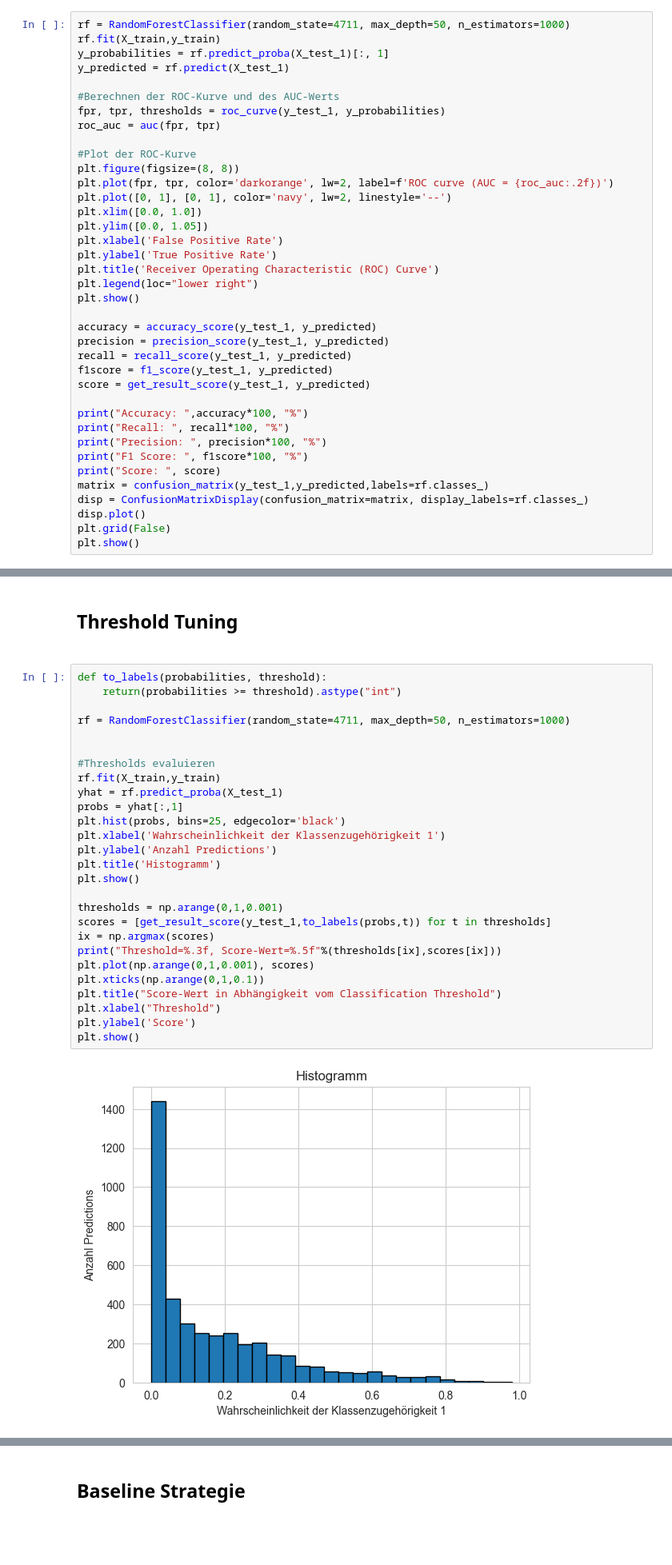
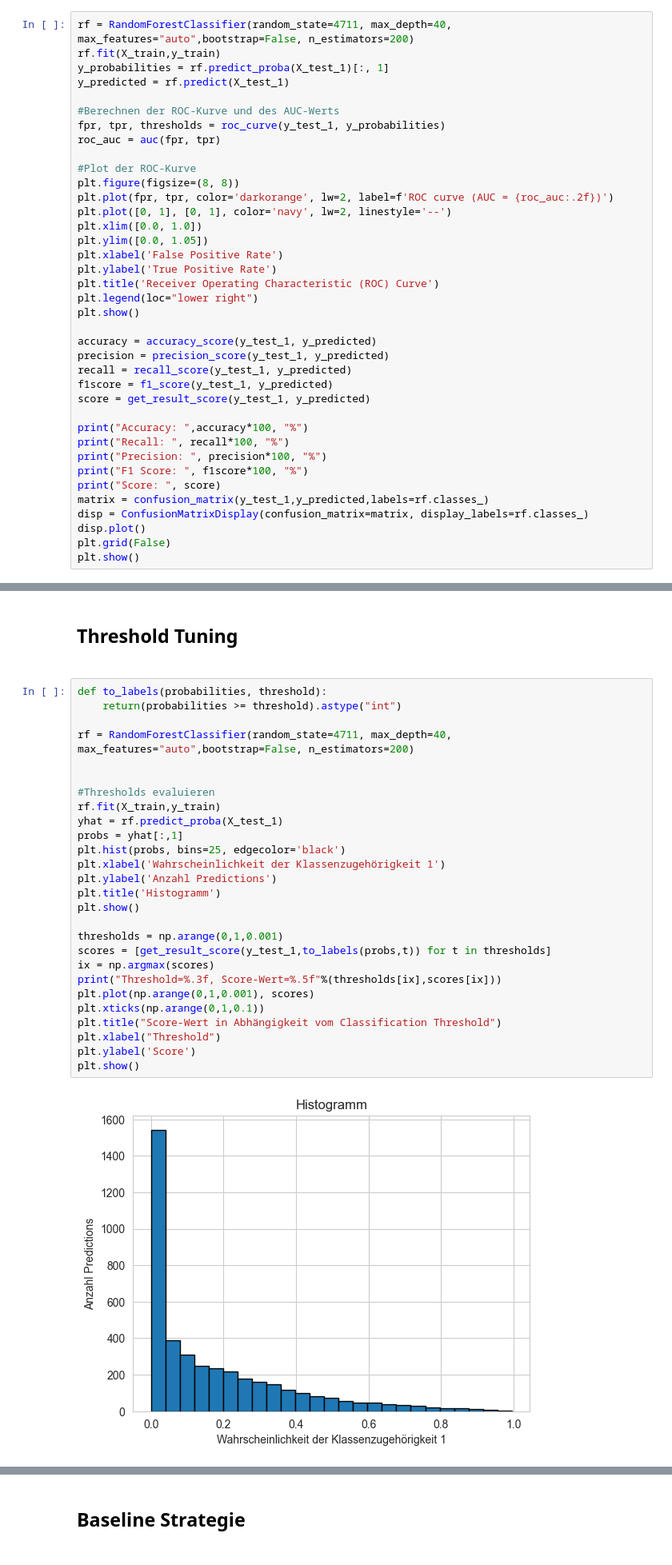
Before and after one commit to Konsti-Boegel/anwendungsfelderBusinessAnalytics, a Jupyter notebook: random_forest.ipynb, the cells around one changed output, grey strips where cells are left out. Shown at 80% size. Drawn from its saved outputs; the diff is of its cells as text.

```diff
--- a/random_forest.ipynb
+++ b/random_forest.ipynb
@@ -311,7 +309,7 @@ Mit besten Parametern:  {'bootstrap': True, 'max_depth': 5, 'max_features': 'aut
 Best Score nach Recall:  0.3146314631463146
 Mit besten Parametern:  {'bootstrap': False, 'max_depth': 40, 'max_features': 'auto', 'n_estimators': 200}
 # %%
-rf = RandomForestClassifier(random_state=4711, max_depth=50, n_estimators=1000)
+rf = RandomForestClassifier(random_state=4711, max_depth=40, max_features="auto",bootstrap=False, n_estimators=200)
 rf.fit(X_train,y_train)
 y_probabilities = rf.predict_proba(X_test_1)[:, 1]
 y_predicted = rf.predict(X_test_1)
@@ -361,29 +359,29 @@ Score:  -4644
 # %%
 def to_labels(probabilities, threshold):
     return(probabilities >= threshold).astype("int")
 
-rf = RandomForestClassifier(random_state=4711, max_depth=50, n_estimators=1000)
+rf = RandomForestClassifier(random_state=4711, max_depth=40, max_features="auto",bootstrap=False, n_estimators=200)
 
 
 #Thresholds evaluieren
 rf.fit(X_train,y_train)
 yhat = rf.predict_proba(X_test_1)
 probs = yhat[:,1]
 plt.hist(probs, bins=25, edgecolor='black')
 plt.xlabel('Wahrscheinlichkeit der Klassenzugehörigkeit 1')
 plt.ylabel('Anzahl Predictions')
 plt.title('Histogramm')
 plt.show()
 
 thresholds = np.arange(0,1,0.001)
 scores = [get_result_score(y_test_1,to_labels(probs,t)) for t in thresholds]
 ix = np.argmax(scores)
 print("Threshold=%.3f, Score-Wert=%.5f"%(thresholds[ix],scores[ix]))
 plt.plot(np.arange(0,1,0.001), scores)
 plt.xticks(np.arange(0,1,0.1))
 plt.title("Score-Wert in Abhängigkeit vom Classification Threshold")
 plt.xlabel("Threshold")
 plt.ylabel('Score')
 plt.show()
 # %% [output]
-[figure, old version]
+[figure, new version]
```
Also changed, not shown: parts of 3 cells of this notebook.
